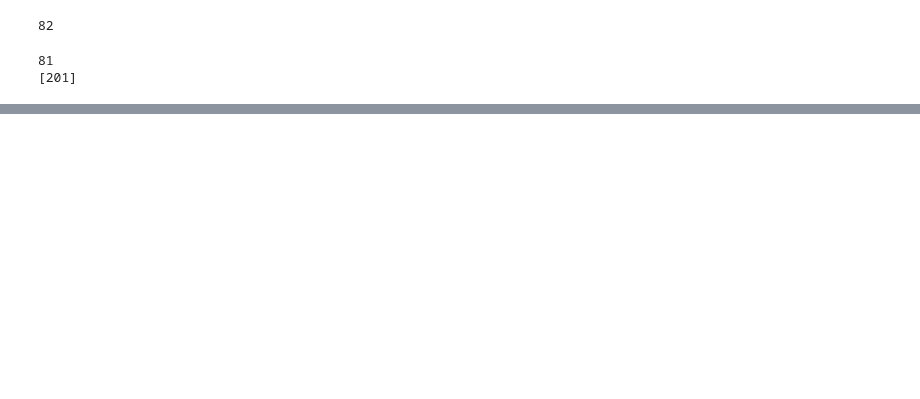
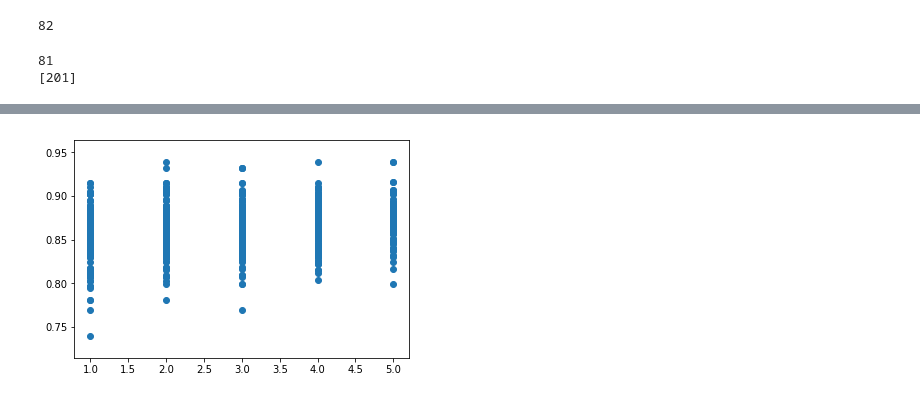
Before and after one commit to tyu0912/GPT2_XLNet_Comparison, a Jupyter notebook: post-model-check/compare_metrics_against_human_eval.ipynb, the cells around one changed output, grey strips where cells are left out. Cells and saved outputs as stored; diff of their text form; code cells hidden in the pictures; blank space fills up the shorter version.

```diff
--- a/post-model-check/compare_metrics_against_human_eval.ipynb
+++ b/post-model-check/compare_metrics_against_human_eval.ipynb
@@ -88,0 +181,5 @@ len(file)
+# %%
+plt.scatter(merge_df_all['human_eval'], merge_df_all['bert_r'])
+plt.show()
+# %% [output]
+[figure, added]
```
Also changed, not shown: parts of 25 cells of this notebook.
